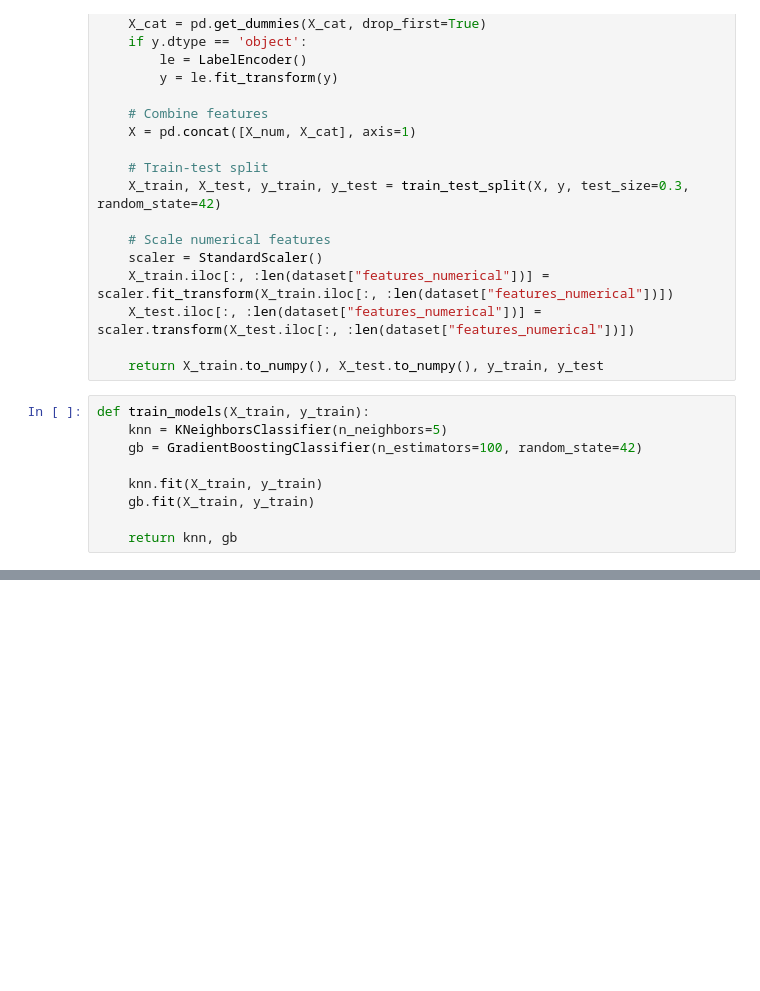
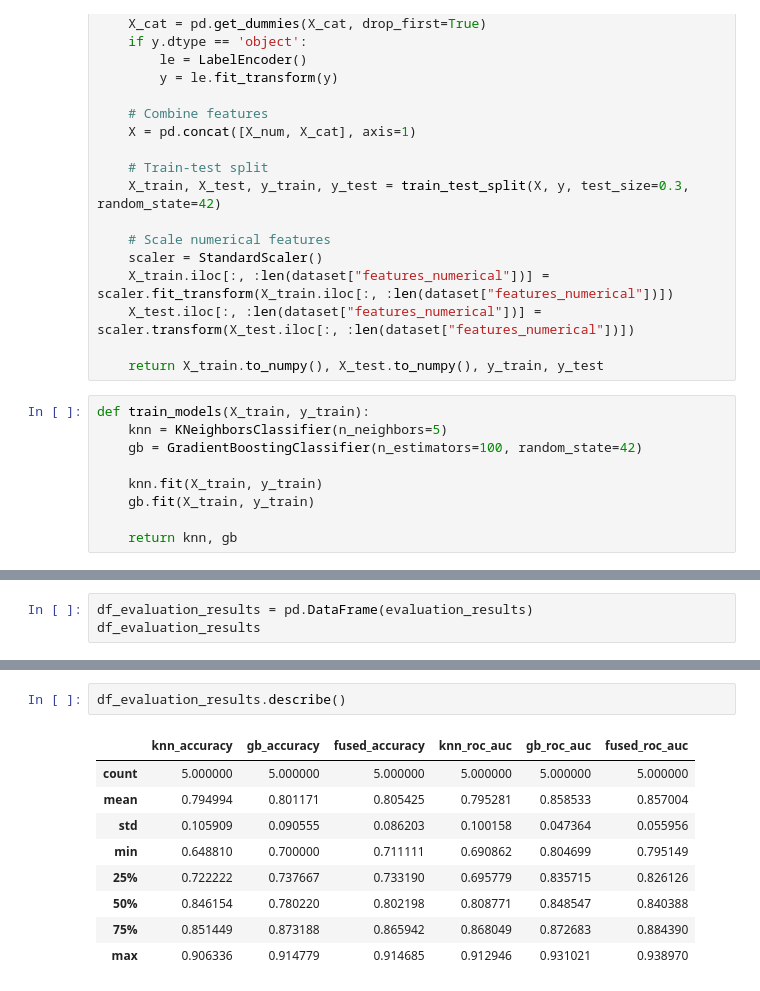
Before and after one commit to cmyguel/tru_heart_disease_predictions, a Jupyter notebook: weighted-fusion-knn-gradient.ipynb, the cells around one changed output, grey strips where cells are left out. Saved outputs shown, nothing was run; the diff lists cells and outputs as text; blank space fills up the shorter version.

```diff
--- a/weighted-fusion-knn-gradient.ipynb
+++ b/weighted-fusion-knn-gradient.ipynb
@@ -152,0 +205,3 @@ plt.show()
+# %%
+df_evaluation_results = pd.DataFrame(evaluation_results)
+df_evaluation_results
@@ -152,0 +215,12 @@ plt.show()
+# %%
+df_evaluation_results.describe()
+# %% [output]
+|  | knn_accuracy | gb_accuracy | fused_accuracy | knn_roc_auc | gb_roc_auc | fused_roc_auc |
+| count | 5.000000 | 5.000000 | 5.000000 | 5.000000 | 5.000000 | 5.000000 |
+| mean | 0.794994 | 0.801171 | 0.805425 | 0.795281 | 0.858533 | 0.857004 |
+| std | 0.105909 | 0.090555 | 0.086203 | 0.100158 | 0.047364 | 0.055956 |
+| min | 0.648810 | 0.700000 | 0.711111 | 0.690862 | 0.804699 | 0.795149 |
+| 25% | 0.722222 | 0.737667 | 0.733190 | 0.695779 | 0.835715 | 0.826126 |
+| 50% | 0.846154 | 0.780220 | 0.802198 | 0.808771 | 0.848547 | 0.840388 |
+| 75% | 0.851449 | 0.873188 | 0.865942 | 0.868049 | 0.872683 | 0.884390 |
+| max | 0.906336 | 0.914779 | 0.914685 | 0.912946 | 0.931021 | 0.938970 |
```
Also changed, not shown: parts of 5 cells of this notebook.
